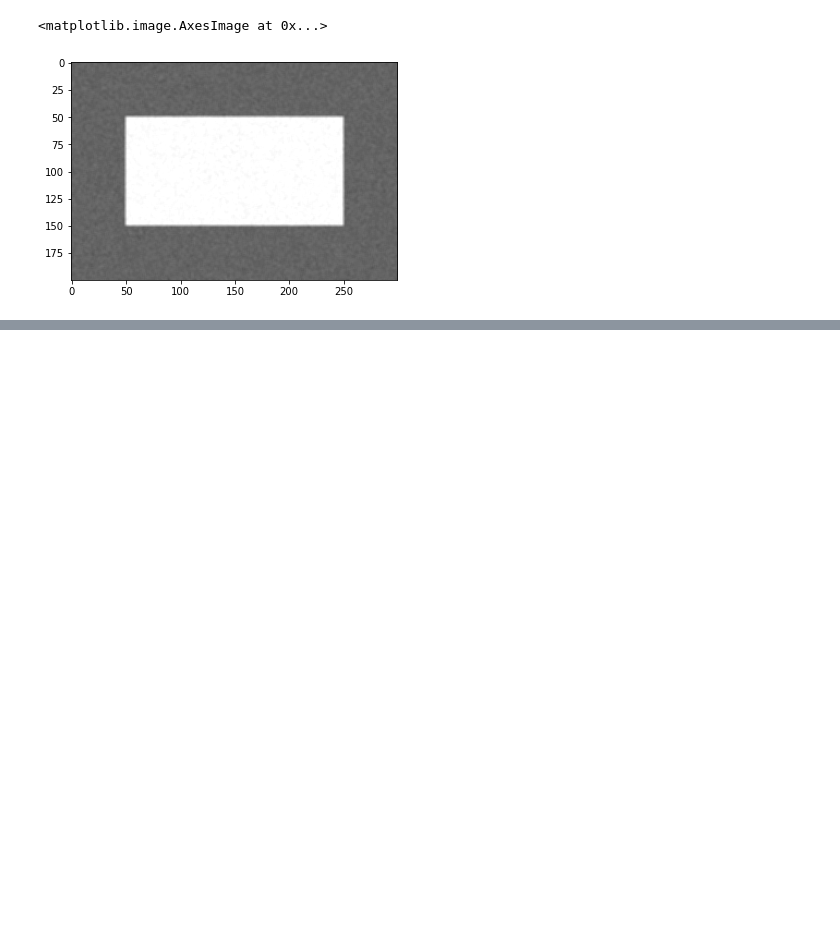
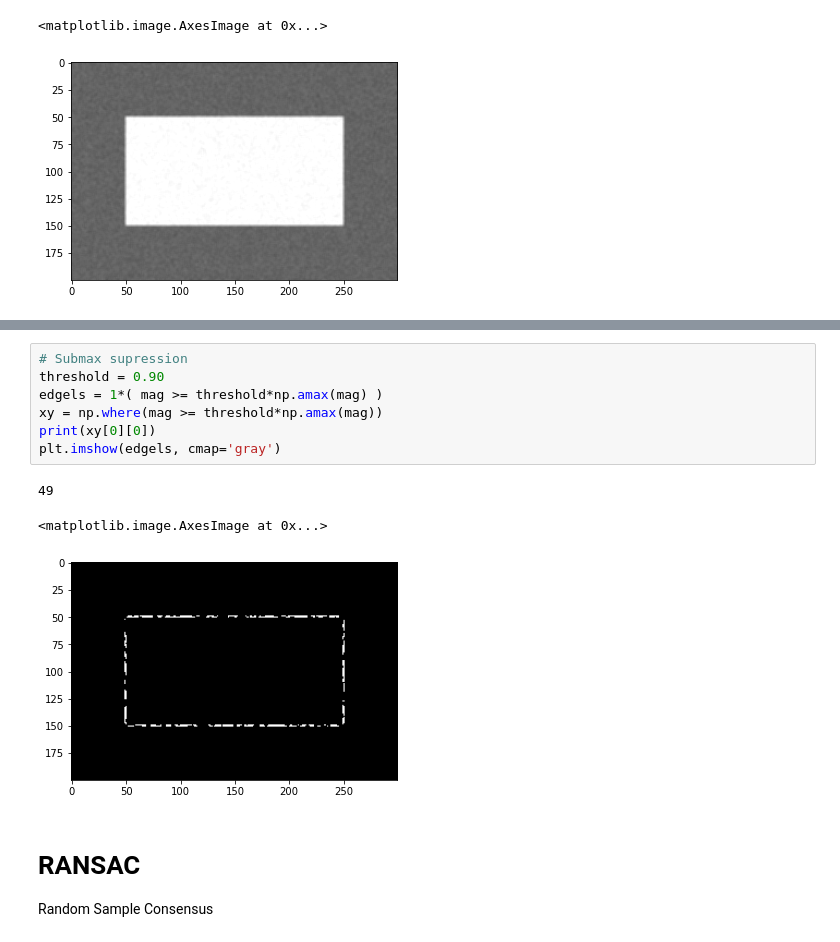
Before and after one commit to Tsmorz/computer-vision, a Jupyter notebook: Project 2/CV Project 2.ipynb, the cells around one changed output, grey strips where cells are left out. Cells and saved outputs as stored; diff of their text form; blank space fills up the shorter version.

```diff
--- a/Project 2/CV Project 2.ipynb
+++ b/Project 2/CV Project 2.ipynb
@@ -50,0 +78,14 @@ plt.imshow(mag, cmap='gray')
+# %%
+# Submax supression
+threshold = 0.90
+edgels = 1*( mag >= threshold*np.amax(mag) )
+xy = np.where(mag >= threshold*np.amax(mag))
+print(xy[0][0])
+plt.imshow(edgels, cmap='gray')
+# %% [output]
+49
+<matplotlib.image.AxesImage at 0x...>
+[figure, added]
+# %% [markdown]
+# RANSAC
+Random Sample Consensus
```
Also changed, not shown: parts of 5 cells of this notebook.
